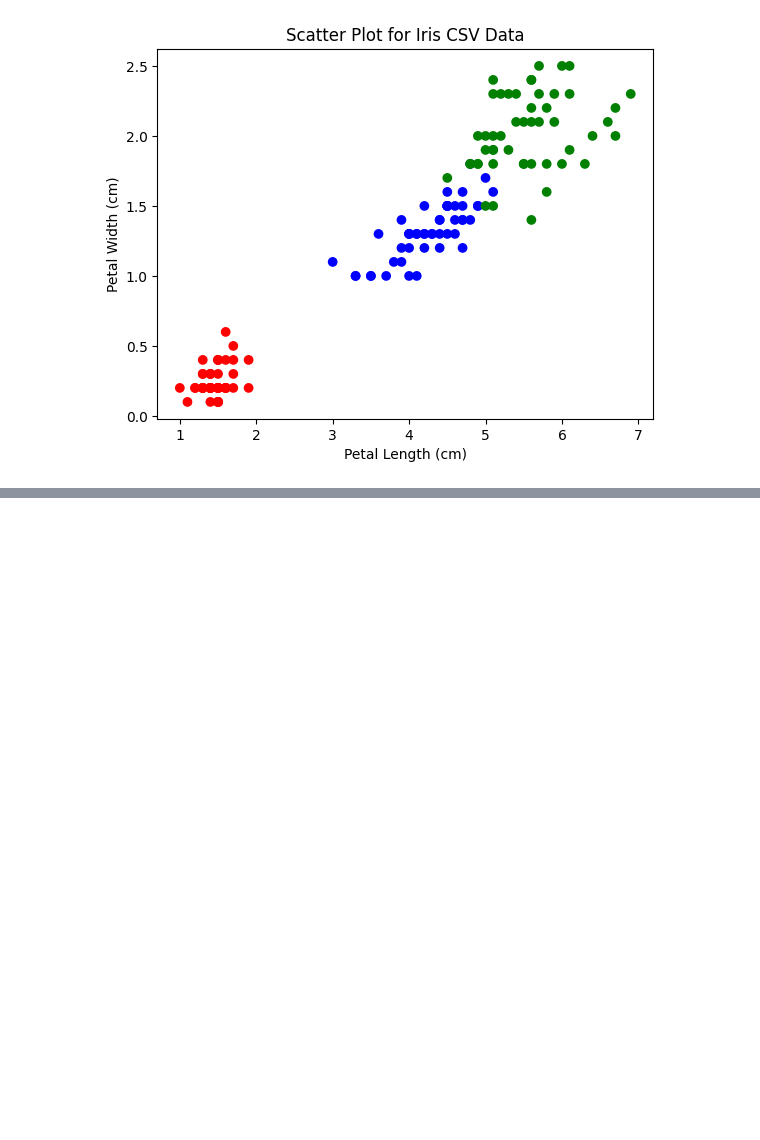
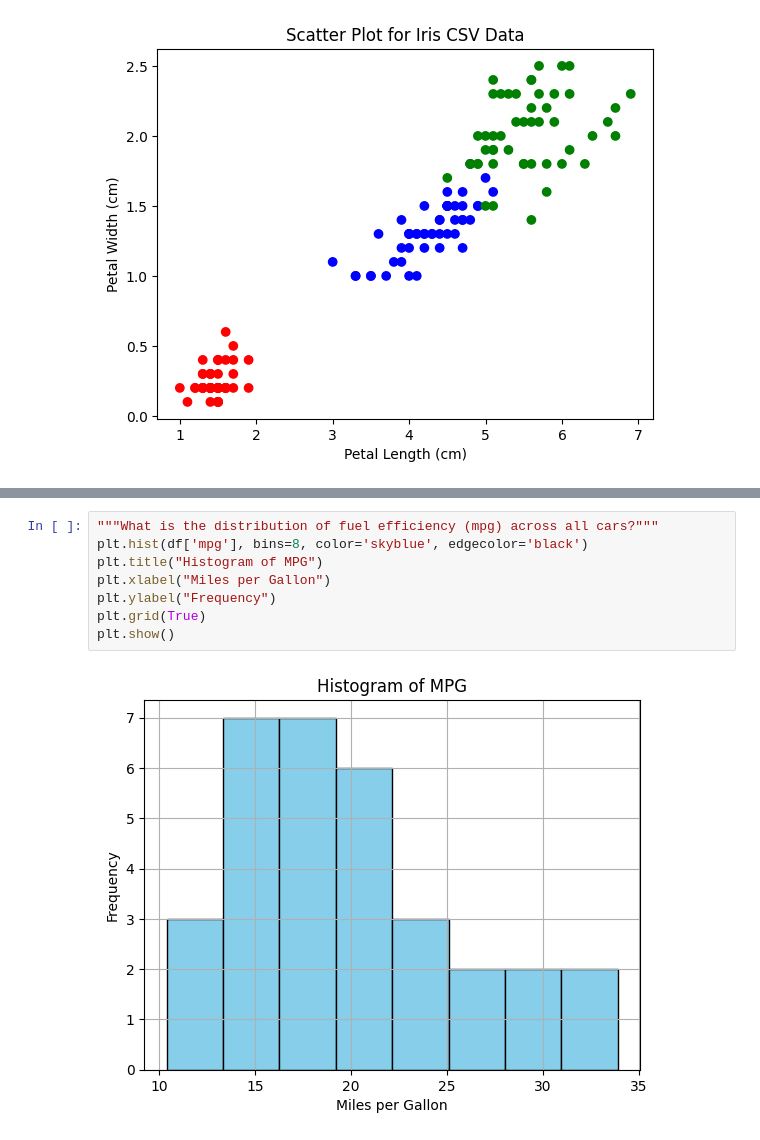
Before and after one commit to ayanbagawan/23CS520, a Jupyter notebook: irisdataset.ipynb, the cells around one changed output, grey strips where cells are left out. Cells and saved outputs as stored; diff of their text form; blank space fills up the shorter version.

```diff
--- a/irisdataset.ipynb
+++ b/irisdataset.ipynb
@@ -192,0 +256,10 @@ Last 5 rows:
+# %%
+"""What is the distribution of fuel efficiency (mpg) across all cars?"""
+plt.hist(df['mpg'], bins=8, color='skyblue', edgecolor='black')
+plt.title("Histogram of MPG")
+plt.xlabel("Miles per Gallon")
+plt.ylabel("Frequency")
+plt.grid(True)
+plt.show()
+# %% [output]
+[figure, added]
```
Also changed, not shown: parts of 10 cells of this notebook.
